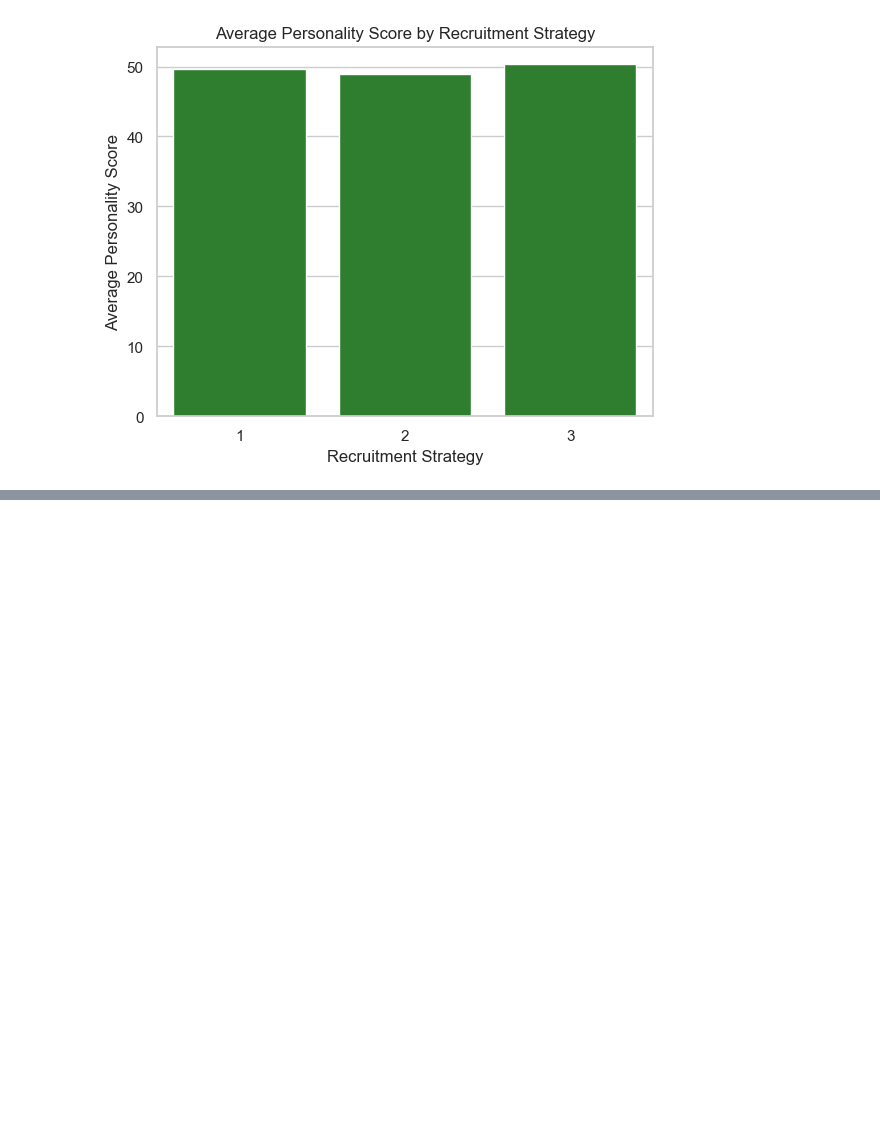
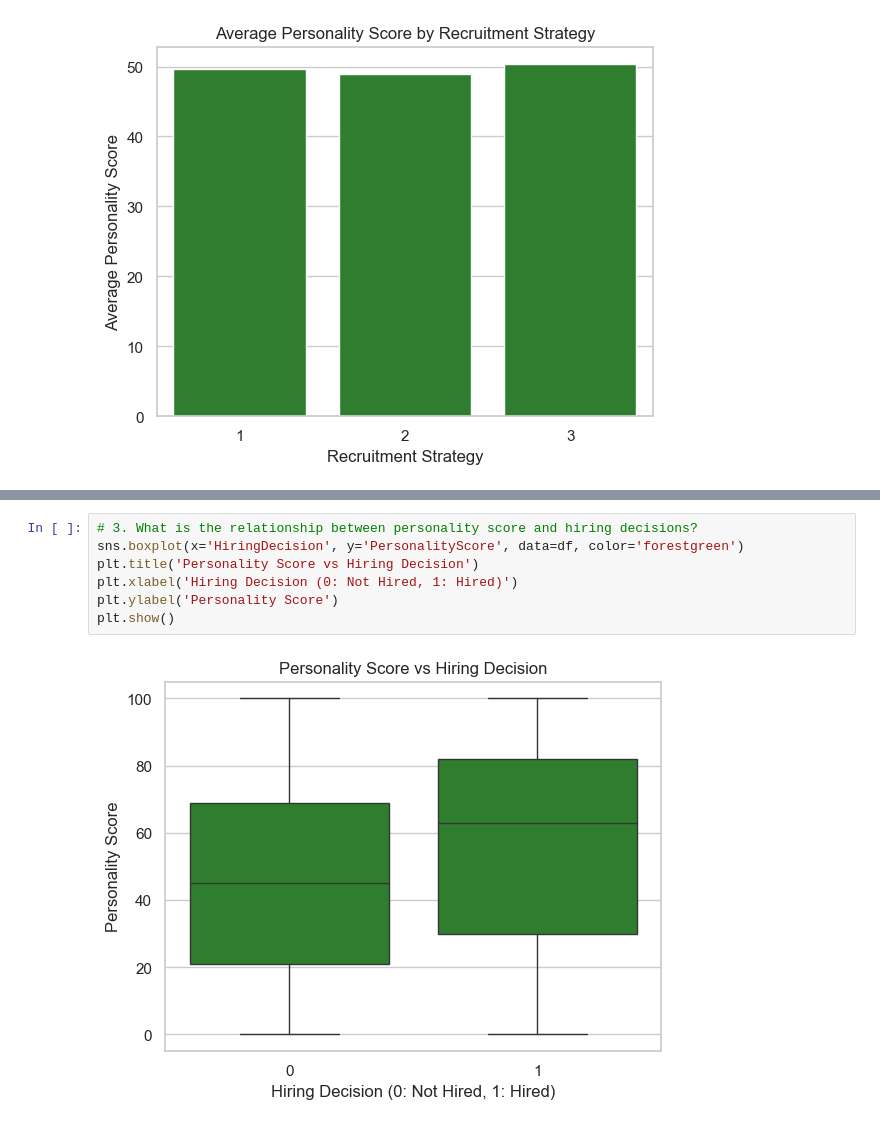
Before and after one commit to Eunnylans/Hiring--Analysis--Using--Linear--Regression, a Jupyter notebook: Predicting--Hiring--Decisions.ipynb, the cells around one changed output, grey strips where cells are left out. Drawn from its saved outputs; the diff is of its cells as text; blank space fills up the shorter version.

```diff
--- a/Predicting--Hiring--Decisions.ipynb
+++ b/Predicting--Hiring--Decisions.ipynb
@@ -676,0 +716,9 @@ plt.show()
+# %%
+# 3. What is the relationship between personality score and hiring decisions?
+sns.boxplot(x='HiringDecision', y='PersonalityScore', data=df, color='forestgreen')
+plt.title('Personality Score vs Hiring Decision')
+plt.xlabel('Hiring Decision (0: Not Hired, 1: Hired)')
+plt.ylabel('Personality Score')
+plt.show()
+# %% [output]
+[figure, added]
```
Also changed, not shown: parts of 10 cells of this notebook.
